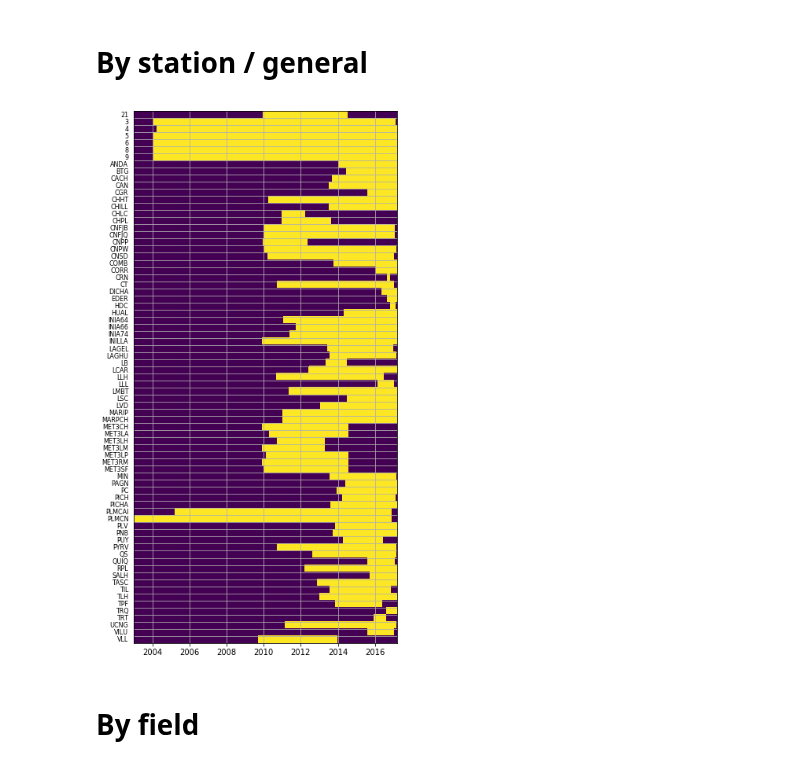
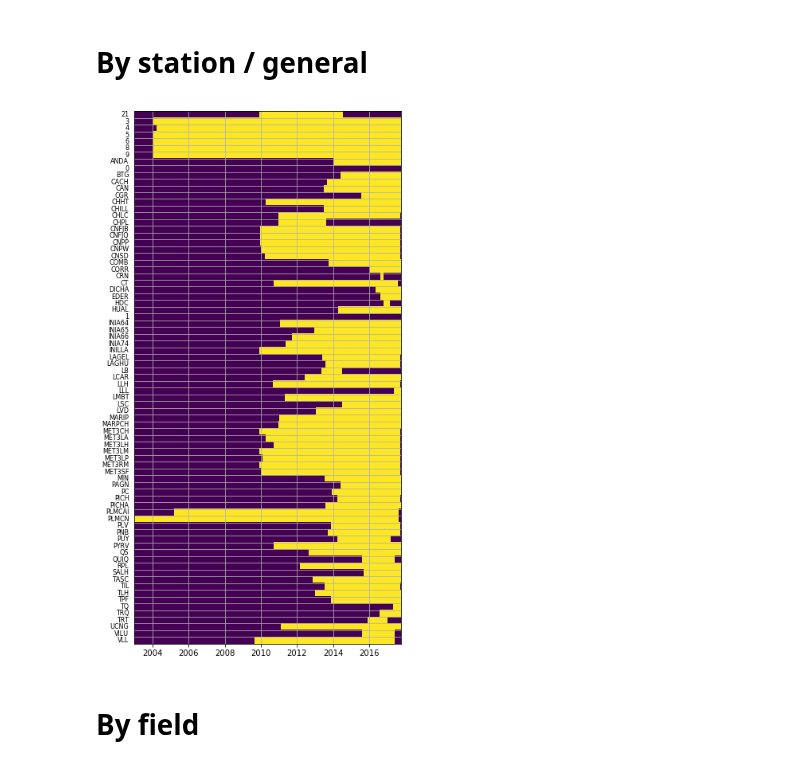
Before and after one commit to betaplane/cezanne, a Jupyter notebook: notebooks/availability.ipynb, the cells around one changed output. Saved outputs shown, nothing was run; the diff lists cells and outputs as text; code cells hidden in the pictures.

Commit message:
refactor datamod -> data, availability_matrix to helpers, nearest and box to geo

```diff
--- a/notebooks/availability.ipynb
+++ b/notebooks/availability.ipynb
@@ -39,16 +41,19 @@ stations = sorted(get_stations(), key=lambda s:s.code)
+# %%
+D = Downloader()
+stations = D.get_stations(fields=False);
 # %% [markdown]
 # By station / general
-# %%
-import numpy as np
-k = np.array([[s.first,s.last] for s in stations], dtype='datetime64[D]')
-d = np.arange(np.min(k), np.max(k) + np.timedelta64(1,'D'))
-n = (k - d[0]).astype(int) + 1
-m = np.zeros((n.shape[0],np.max(n)))
-for i in range(n.shape[0]):
-    m[i,n[i,0]:n[i,1]+1] = 1
-
-availability([s.code for s in stations], d, m)
-# %% [output]
-[figure, removed]
+# %%
+def days(name, st):
+    try:
+        s = pd.Series(index=pd.date_range(st['first'], st['last'], freq='D'), name=name)
+        s.loc[:] = 1
+        return s
+    except:
+        return pd.Series()
+# %%
+avail(pd.concat([days(*st) for st in stations.iterrows()], 1).resample('D').max().fillna(0))
+# %% [output]
+[figure, added]
 # %% [markdown]
 # By field
```
Also changed, not shown: parts of 6 cells of this notebook, 21 other files.
